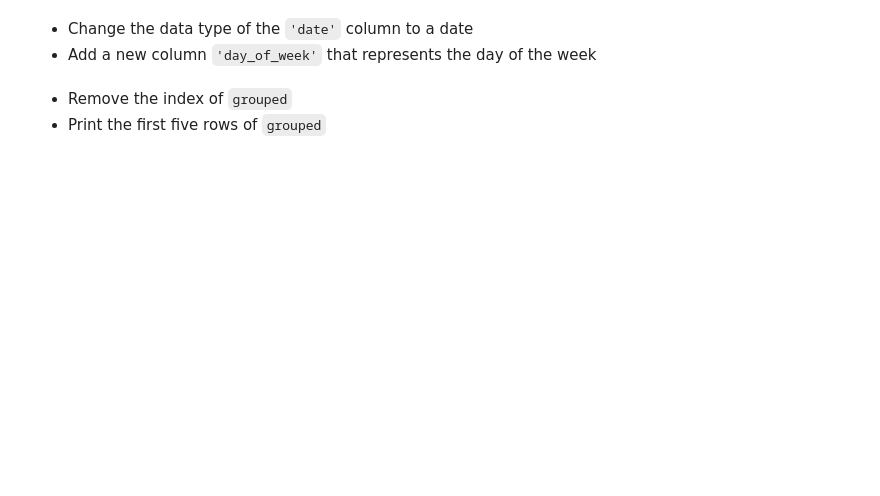
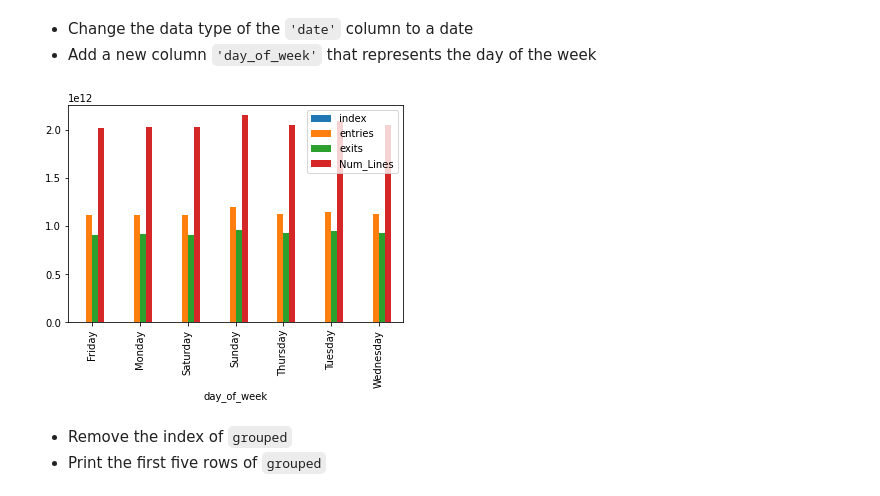
Before and after one commit to Makster04/dsc-pandas-series-and-dataframes-lab, a Jupyter notebook: index.ipynb, the cells around one changed output. Cells and saved outputs as stored; diff of their text form; code cells hidden in the pictures; blank space fills up the shorter version.

```diff
--- a/index.ipynb
+++ b/index.ipynb
@@ -145,14 +145,17 @@ Index(['level_0', 'index', 'c/a', 'unit', 'scp', 'station', 'linename',
 - Add a new column `'day_of_week'` that represents the day of the week
 # %%
 # Convert the data type of the 'date' column to a date
-
+df['date'] = pd.to_datetime(df['date'])
 
 # Add a new column 'day_of_week' that represents the day of the week
+df['day_of_week'] = df['date'].dt.day_name()
 # %%
 # Group the data by day of week and plot the sum of the numeric columns
 grouped = df.groupby('day_of_week').sum(numeric_only = True)
-grouped.plot(kind='barh')
+grouped.plot(kind='bar')
 plt.show()
+# %% [output]
+[figure, added]
 # %% [markdown]
 - Remove the index of `grouped`
 - Print the first five rows of `grouped`
```
Also changed, not shown: parts of 7 cells of this notebook.
